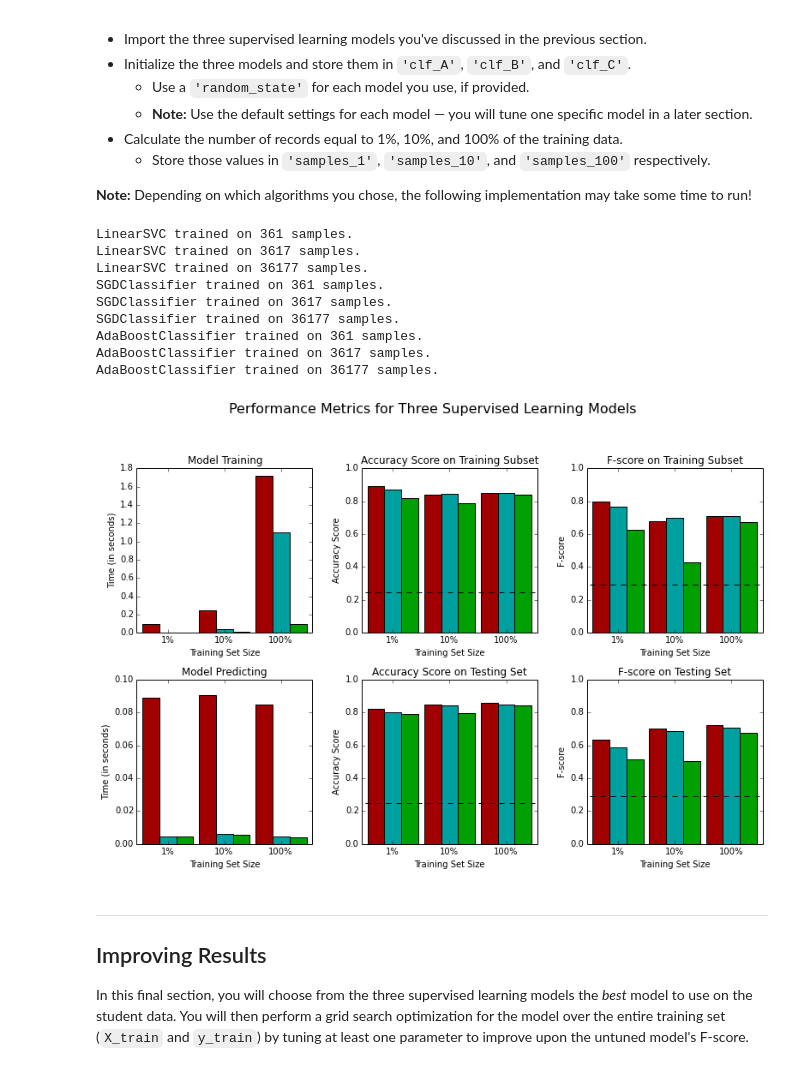
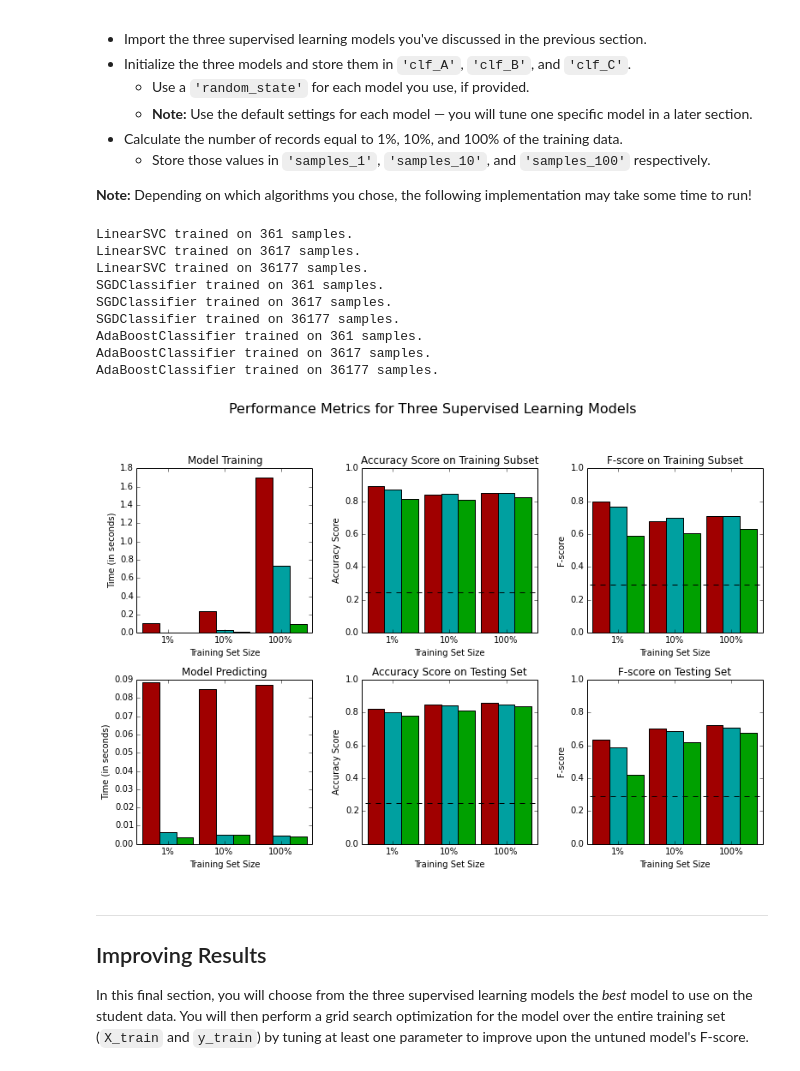
Before and after one commit to secondturning/machine-learning, a Jupyter notebook: projects/finding_donors/finding_donors.ipynb, the cells around one changed output. Cells and saved outputs as stored; diff of their text form; code cells hidden in the pictures.

Commit message:
added random_state parameter to classifiers

```diff
--- a/projects/finding_donors/finding_donors.ipynb
+++ b/projects/finding_donors/finding_donors.ipynb
@@ -389,50 +394,50 @@ from sklearn.ensemble import VotingClassifier
 
 # TODO: Initialize the three models
 # clf_svc = svm.SVC(kernel='linear')
-clf_lsvc = svm.LinearSVC()
+clf_lsvc = svm.LinearSVC(random_state = 40)
 # clf_dt = tree.DecisionTreeClassifier()
 # clf_knn = neighbors.KNeighborsClassifier(10)
 # clf_lr = LogisticRegression(solver='sag')
-clf_sgd = SGDClassifier(loss='log')
+clf_sgd = SGDClassifier(random_state = 40,loss='log')
 
 # clf_bg = BaggingClassifier(clf_sgd, max_samples = .5, max_features = .5)
 # clf_rf = RandomForestClassifier(n_estimators = 10, max_depth = None, min_samples_split = 2, random_state = 0)
 # clf_et = ExtraTreesClassifier(n_estimators = 10, max_depth = None, min_samples_split = 2, random_state = 0)
-clf_ab = AdaBoostClassifier()
+clf_ab = AdaBoostClassifier(random_state = 40)
 # clf_gb = GradientBoostingClassifier(n_estimators = 100, learning_rate = 1.0, max_depth = 1, random_state = 0)
 # clf_vch = VotingClassifier(estimators = [('lr', clf_lr),('sgd', clf_sgd),('svc', clf_svc)], voting= 'hard')
 # clf_vcs = VotingClassifier(estimators = [('sgd', clf_sgd),('knn', clf_knn),('lr', clf_lr)], voting= 'soft', weights = [2,1,2])
 
 
 # TODO: Calculate the number of samples for 1%, 10%, and 100% of the training data
 samples_1 = int(X_train.shape[0]*.01)
 samples_10 = int(X_train.shape[0]*.10)
 samples_100 = X_train.shape[0]
 
 # Collect results on the learners
 results = {}
 # for clf in [clf_A, clf_B, clf_C]:
 for clf in [clf_lsvc, clf_sgd, clf_ab]:
     clf_name = clf.__class__.__name__
     results[clf_name] = {}
     for i, samples in enumerate([samples_1, samples_10, samples_100]):
         results[clf_name][i] = \
         train_predict(clf, samples, X_train, y_train, X_test, y_test)
 #         print "{} : {} samples : score: {:.4f}, {:.4f}, {}".format(clf_name, samples, results[clf_name][i]['acc_test'], results[clf_name][i]['f_test'], results[clf_name][i]['pred_time'])
 
 # Run metrics visualization for the three supervised learning models chosen
 vs.evaluate(results, accuracy, fscore)
 # %% [output]
 LinearSVC trained on 361 samples.
 LinearSVC trained on 3617 samples.
 LinearSVC trained on 36177 samples.
 SGDClassifier trained on 361 samples.
 SGDClassifier trained on 3617 samples.
 SGDClassifier trained on 36177 samples.
 AdaBoostClassifier trained on 361 samples.
 AdaBoostClassifier trained on 3617 samples.
 AdaBoostClassifier trained on 36177 samples.
-[figure, old version]
+[figure, new version]
 # %% [markdown]
 ----
 ## Improving Results
```
Also changed, not shown: parts of 4 cells of this notebook.
